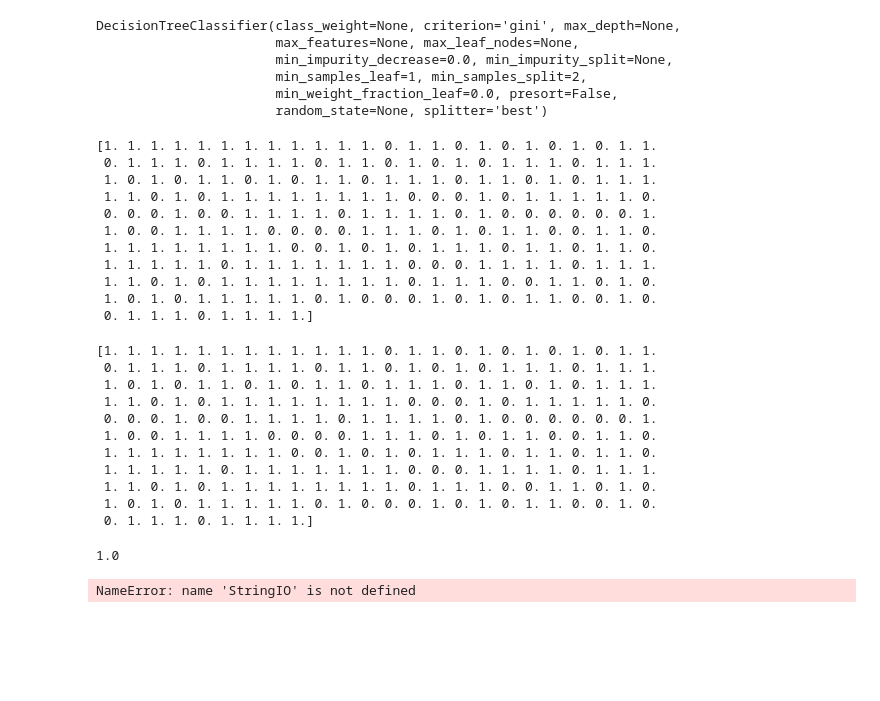
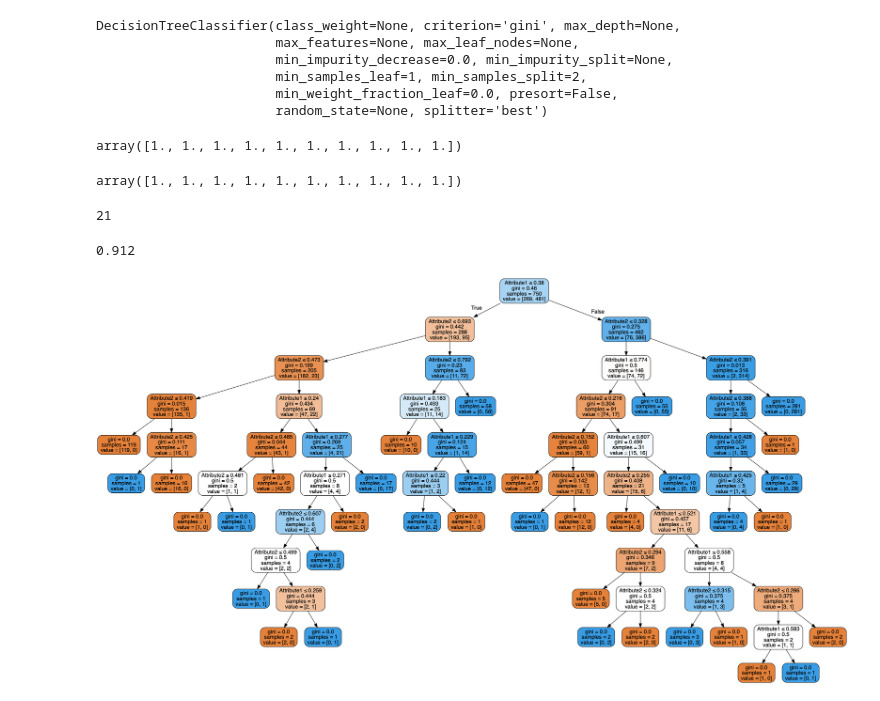
Before and after one commit to RenukaPanigrahi5/JuptyterNotebook, a Jupyter notebook: HM_01_ML.ipynb, the cells around one changed output. Saved outputs shown, nothing was run; the diff lists cells and outputs as text; code cells hidden in the pictures; blank space fills up the shorter version.

```diff
--- a/HM_01_ML.ipynb
+++ b/HM_01_ML.ipynb
@@ -37,6 +37,6 @@ array([0., 0., 0., 1., 1., 1., 1., 0., 1., 0., 0., 1., 0., 0., 1., 0., 0.,
        0., 0.])
 # %%
 ### Storing the first two rows of the TrainData in trainFeatures by numpy array slicing
-trainFeatures= trainData[:,1]
+trainFeatures= trainData[:,:2]
 trainFeatures
 # %% [output]
@@ -137,7 +142,7 @@ clf=DecisionTreeClassifier()
 ## The output shows the default values of parameters used by the constructor
 ## The split condition used is 'gini'
 
-clf.fit(trainData, trainLabels)
+clf.fit(trainFeatures, trainLabels)
 # %% [output]
 DecisionTreeClassifier(class_weight=None, criterion='gini', max_depth=None,
                        max_features=None, max_leaf_nodes=None,
@@ -151,39 +156,23 @@ pred=clf.predict(testData)
 # %%
-print(pred) ## These are the class labels the model predicts
+pred[0:10] ## These are the class labels the model predicts
 # %% [output]
-[1. 1. 1. 1. 1. 1. 1. 1. 1. 1. 1. 1. 0. 1. 1. 0. 1. 0. 1. 0. 1. 0. 1. 1.
- 0. 1. 1. 1. 0. 1. 1. 1. 1. 0. 1. 1. 0. 1. 0. 1. 0. 1. 1. 1. 0. 1. 1. 1.
- 1. 0. 1. 0. 1. 1. 0. 1. 0. 1. 1. 0. 1. 1. 1. 0. 1. 1. 0. 1. 0. 1. 1. 1.
- 1. 1. 0. 1. 0. 1. 1. 1. 1. 1. 1. 1. 1. 0. 0. 0. 1. 0. 1. 1. 1. 1. 1. 0.
- 0. 0. 0. 1. 0. 0. 1. 1. 1. 1. 0. 1. 1. 1. 1. 0. 1. 0. 0. 0. 0. 0. 0. 1.
- 1. 0. 0. 1. 1. 1. 1. 0. 0. 0. 0. 1. 1. 1. 0. 1. 0. 1. 1. 0. 0. 1. 1. 0.
- 1. 1. 1. 1. 1. 1. 1. 1. 0. 0. 1. 0. 1. 0. 1. 1. 1. 0. 1. 1. 0. 1. 1. 0.
- 1. 1. 1. 1. 1. 0. 1. 1. 1. 1. 1. 1. 1. 0. 0. 0. 1. 1. 1. 1. 0. 1. 1. 1.
- 1. 1. 0. 1. 0. 1. 1. 1. 1. 1. 1. 1. 1. 0. 1. 1. 1. 0. 0. 1. 1. 0. 1. 0.
- 1. 0. 1. 0. 1. 1. 1. 1. 1. 0. 1. 0. 0. 0. 1. 0. 1. 0. 1. 1. 0. 0. 1. 0.
- 0. 1. 1. 1. 0. 1. 1. 1. 1.]
+array([1., 1., 1., 1., 1., 1., 1., 1., 1., 1.])
 # %%
 ### To calculate the accuracy of the model, compare how many test labels
 ### correspond to predicted class labels
-print(testLabels)
+testLabels[0:10]
 # %% [output]
-[1. 1. 1. 1. 1. 1. 1. 1. 1. 1. 1. 1. 0. 1. 1. 0. 1. 0. 1. 0. 1. 0. 1. 1.
- 0. 1. 1. 1. 0. 1. 1. 1. 1. 0. 1. 1. 0. 1. 0. 1. 0. 1. 1. 1. 0. 1. 1. 1.
- 1. 0. 1. 0. 1. 1. 0. 1. 0. 1. 1. 0. 1. 1. 1. 0. 1. 1. 0. 1. 0. 1. 1. 1.
- 1. 1. 0. 1. 0. 1. 1. 1. 1. 1. 1. 1. 1. 0. 0. 0. 1. 0. 1. 1. 1. 1. 1. 0.
- 0. 0. 0. 1. 0. 0. 1. 1. 1. 1. 0. 1. 1. 1. 1. 0. 1. 0. 0. 0. 0. 0. 0. 1.
- 1. 0. 0. 1. 1. 1. 1. 0. 0. 0. 0. 1. 1. 1. 0. 1. 0. 1. 1. 0. 0. 1. 1. 0.
- 1. 1. 1. 1. 1. 1. 1. 1. 0. 0. 1. 0. 1. 0. 1. 1. 1. 0. 1. 1. 0. 1. 1. 0.
- 1. 1. 1. 1. 1. 0. 1. 1. 1. 1. 1. 1. 1. 0. 0. 0. 1. 1. 1. 1. 0. 1. 1. 1.
- 1. 1. 0. 1. 0. 1. 1. 1. 1. 1. 1. 1. 1. 0. 1. 1. 1. 0. 0. 1. 1. 0. 1. 0.
- 1. 0. 1. 0. 1. 1. 1. 1. 1. 0. 1. 0. 0. 0. 1. 0. 1. 0. 1. 1. 0. 0. 1. 0.
- 0. 1. 1. 1. 0. 1. 1. 1. 1.]
+array([1., 1., 1., 1., 1., 1., 1., 1., 1., 1.])
 # %%
 ### You can see that all but one predicted label correspond to the test labels.
 ### You can find the accuracy of the model as follows:
-sum(pred==testLabels)/len(pred)
+sum(testLabels!= pred)
 # %% [output]
-1.0
+21
+# %%
+228/250  # accuracy
+# %% [output]
+0.912
 # %%
 from sklearn.externals.six import StringIO
 from IPython.display import Image
@@ -192,11 +181,11 @@ import pydotplus
 # %%
 ### displaying a decision tree by using the graphviz and pydotplus in python by using the trainfeature,testfeatues, testlabels data as the size of the array is 3 rows, need to pass 3 attributes inside features.
 
 dot_data = StringIO()
 export_graphviz(clf, out_file=dot_data,
-                filled=True, rounded=True, feature_names=["Attribute1", "Attribute2","Labels"],
+                filled=True, rounded=True, feature_names=["Attribute1", "Attribute2"],
                 special_characters=True)
 graph = pydotplus.graph_from_dot_data(dot_data.getvalue())
 Image(graph.create_png())
 # %% [output]
-NameError: name 'StringIO' is not defined
+[figure, added]
```
Also changed, not shown: parts of 5 cells of this notebook, 5 other files.
